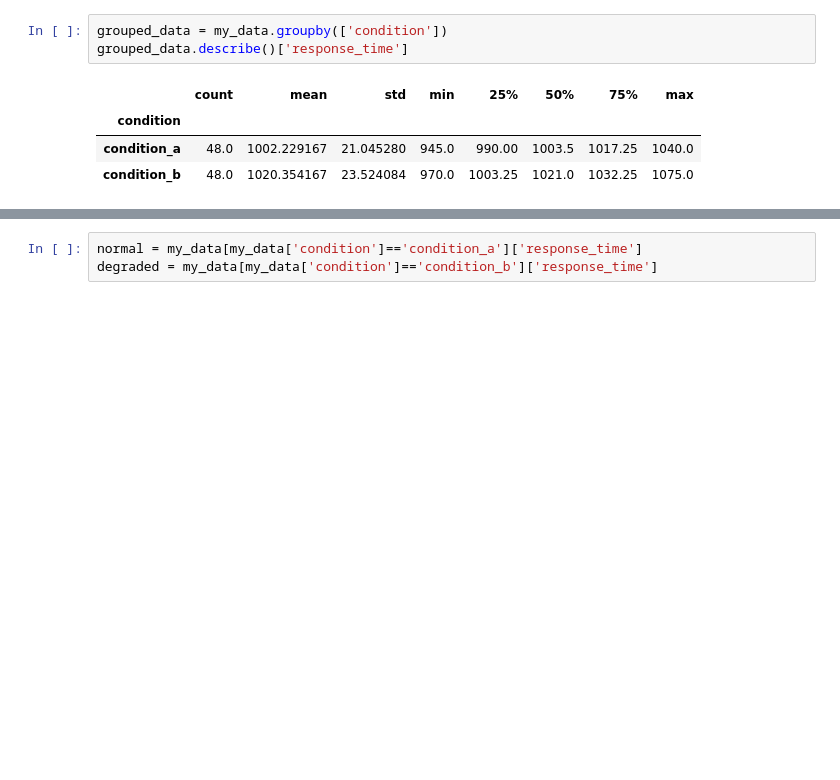
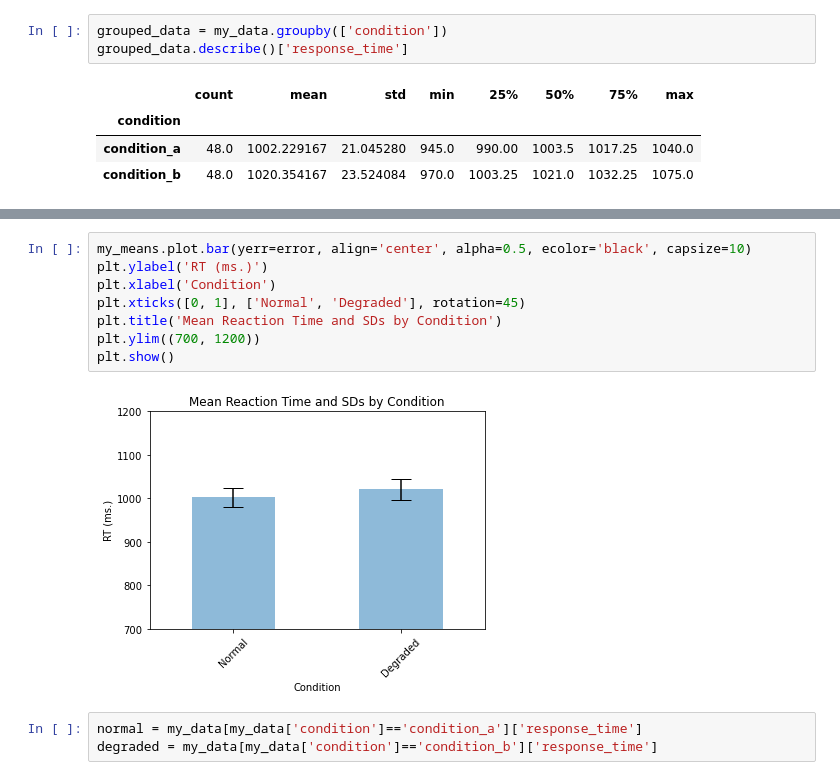
Before and after one commit to ajstewartlang/my_python_repo, a Jupyter notebook: week_3_tasks.ipynb, the cells around one changed output, grey strips where cells are left out. Cells and saved outputs as stored; diff of their text form; blank space fills up the shorter version.

```diff
--- a/week_3_tasks.ipynb
+++ b/week_3_tasks.ipynb
@@ -29,3 +58,13 @@ grouped_data.describe()['response_time']
+# %%
+my_means.plot.bar(yerr=error, align='center', alpha=0.5, ecolor='black', capsize=10)
+plt.ylabel('RT (ms.)')
+plt.xlabel('Condition')
+plt.xticks([0, 1], ['Normal', 'Degraded'], rotation=45)
+plt.title('Mean Reaction Time and SDs by Condition')
+plt.ylim((700, 1200))
+plt.show()
+# %% [output]
+[figure, added]
 # %%
 normal = my_data[my_data['condition']=='condition_a']['response_time']
 degraded = my_data[my_data['condition']=='condition_b']['response_time']
```
Also changed, not shown: parts of 6 cells of this notebook.
